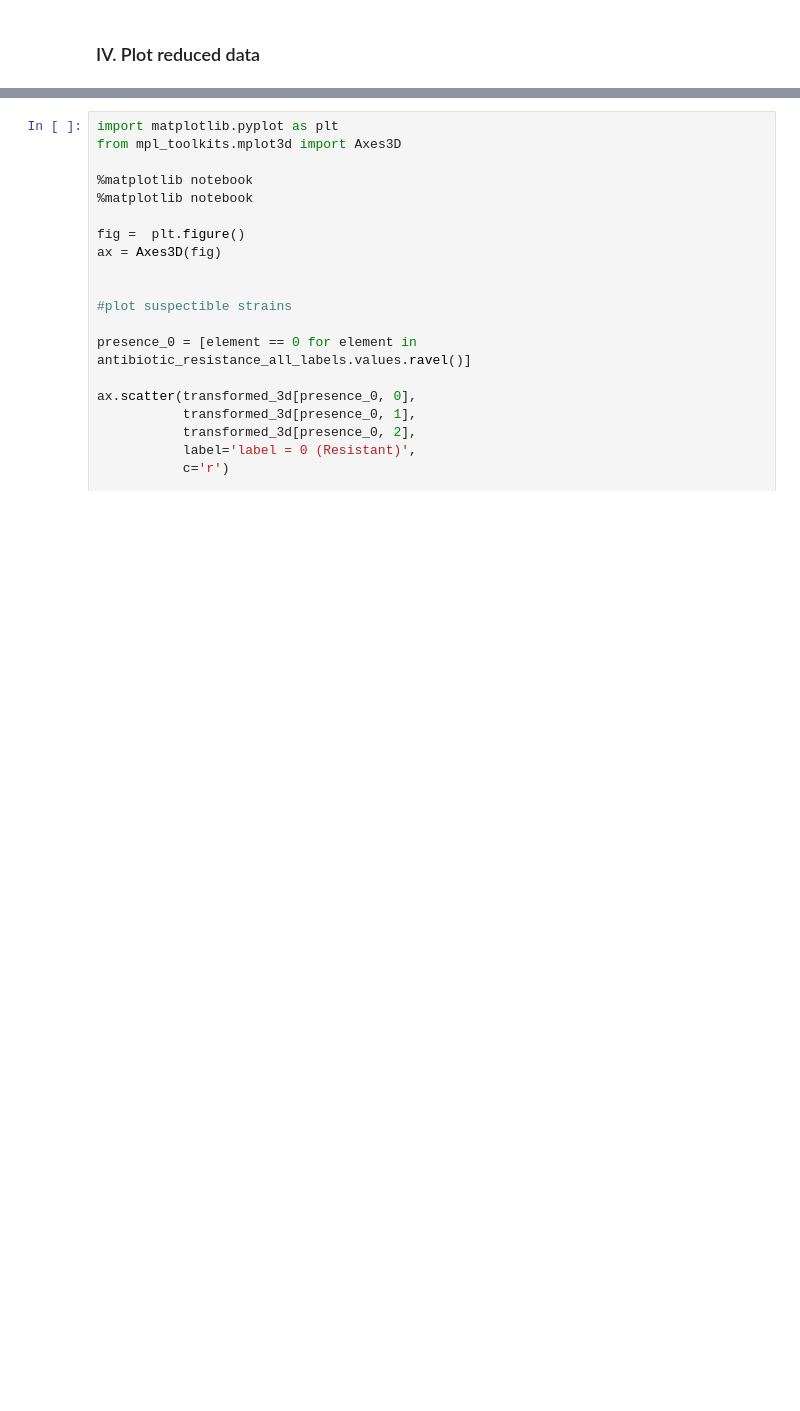
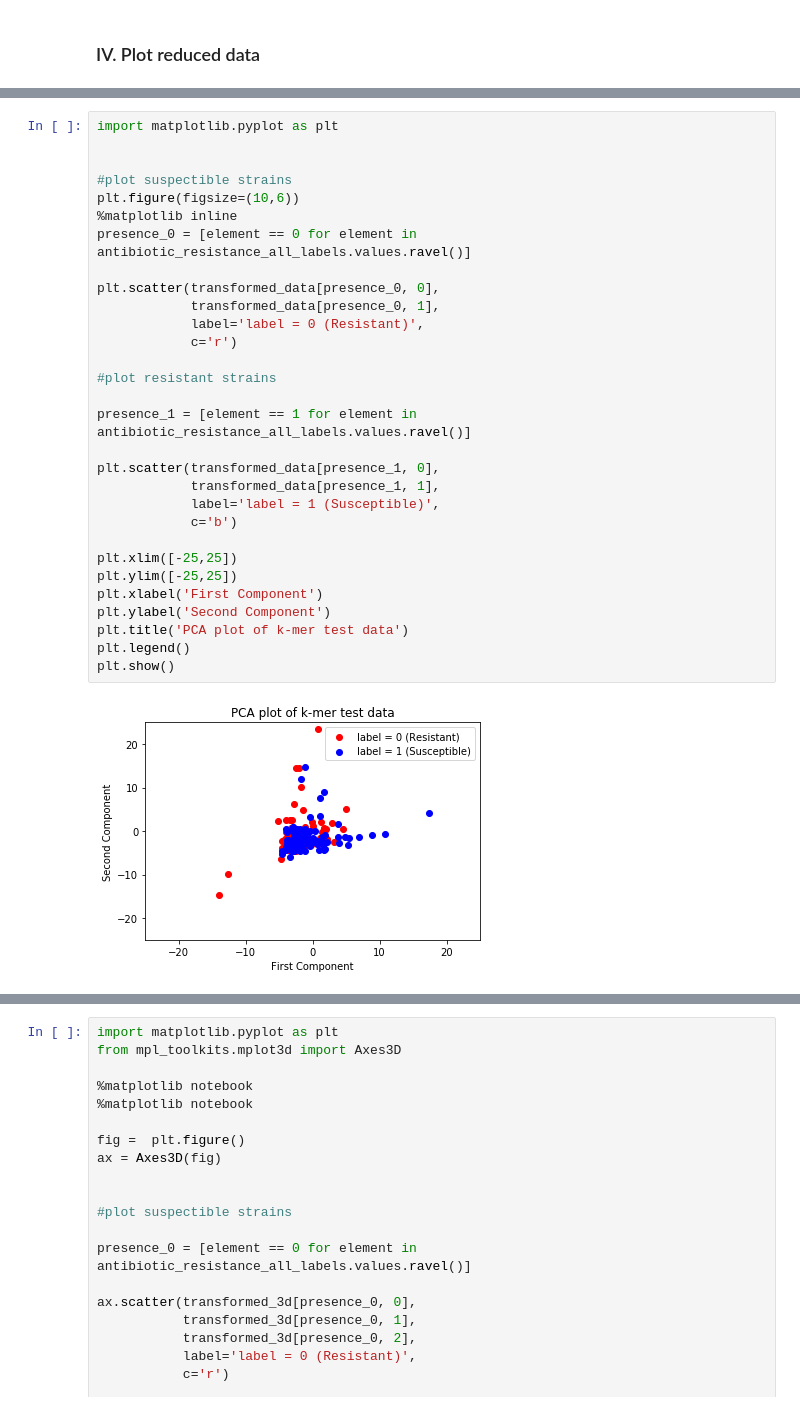
Before and after one commit to aarcher07/Predictive-Modeling-with-scikit-learn, a Jupyter notebook: 07_Unsupervised_Learning_PCA.ipynb, the cells around one changed output, grey strips where cells are left out. Cells and saved outputs as stored; diff of their text form; blank space fills up the shorter version.

```diff
--- a/07_Unsupervised_Learning_PCA.ipynb
+++ b/07_Unsupervised_Learning_PCA.ipynb
@@ -168,0 +132,32 @@ Following the steps above, redo the PCA but with the unstandardized data and the
+# %%
+import matplotlib.pyplot as plt
+
+
+#plot suspectible strains
+plt.figure(figsize=(10,6))
+%matplotlib inline
+presence_0 = [element == 0 for element in antibiotic_resistance_all_labels.values.ravel()]
+
+plt.scatter(transformed_data[presence_0, 0],
+            transformed_data[presence_0, 1],
+            label='label = 0 (Resistant)',
+            c='r')
+
+#plot resistant strains
+
+presence_1 = [element == 1 for element in antibiotic_resistance_all_labels.values.ravel()]
+
+plt.scatter(transformed_data[presence_1, 0],
+            transformed_data[presence_1, 1],
+            label='label = 1 (Susceptible)',
+            c='b')
+
+plt.xlim([-25,25])
+plt.ylim([-25,25])
+plt.xlabel('First Component')
+plt.ylabel('Second Component')
+plt.title('PCA plot of k-mer test data')
+plt.legend()
+plt.show()
+# %% [output]
+[figure, added]
```
Also changed, not shown: parts of 23 cells of this notebook, 35 other files.
